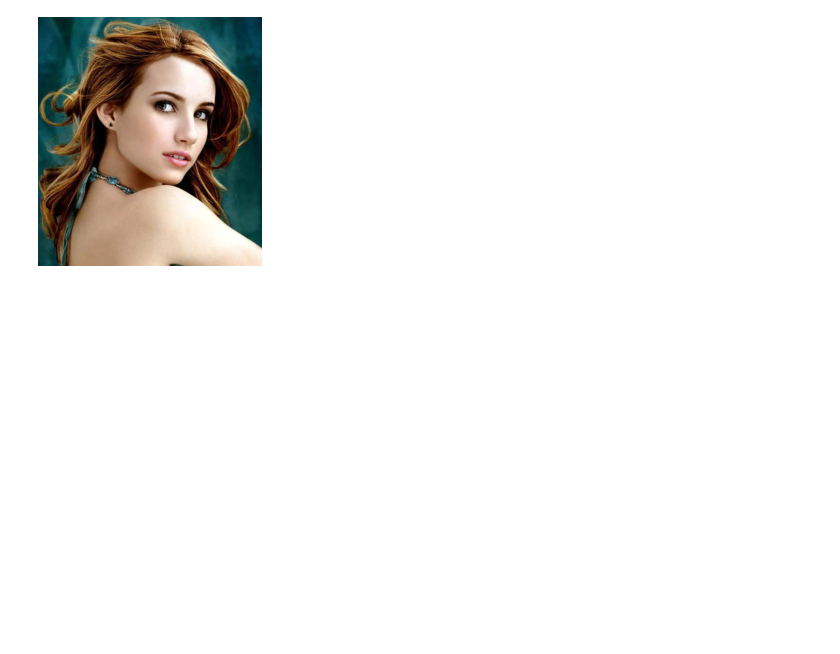
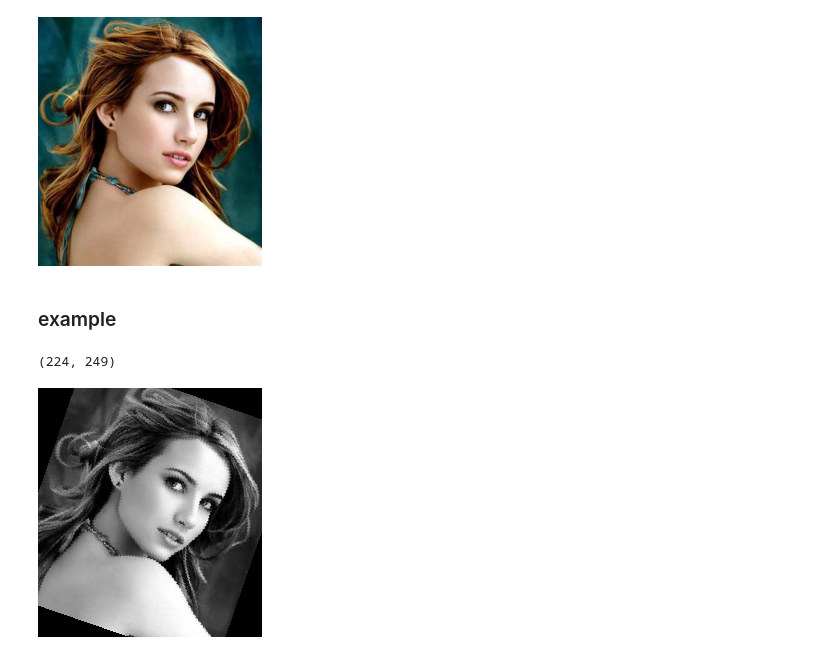
Before and after one commit to bruce1408/Pytorch_learning, a Jupyter notebook: CV/6-1.IMG/img_manual.ipynb, the cells around one changed output. Drawn from its saved outputs; the diff is of its cells as text; code cells hidden in the pictures; blank space fills up the shorter version.

```diff
--- a/CV/6-1.IMG/img_manual.ipynb
+++ b/CV/6-1.IMG/img_manual.ipynb
@@ -289,3 +293,24 @@ pFlipImg
 # %% [output]
 (224, 249)
 [figure]
+# %% [markdown]
+### example
+# %%
+mean = [0.5, 0.5, 0.5]
+std = [0.5, 0.5, 0.5]
+
+transform = transforms.Compose([
+    transforms.Resize(224),
+    transforms.RandomRotation(30),  # 表示在-30 ~ 30 之间随机旋转,如果是(30, 60)表示在此区间随机旋转
+
+    transforms.RandomGrayscale(p=0.8),
+    transforms.ToTensor(),  # 归一化操作在前
+    transforms.ToPILImage()
+])
+
+pFlipImg = transform(img)
+print(pFlipImg.size)
+pFlipImg
+# %% [output]
+(224, 249)
+[figure, added]
```
Also changed, not shown: parts of 3 cells of this notebook.
